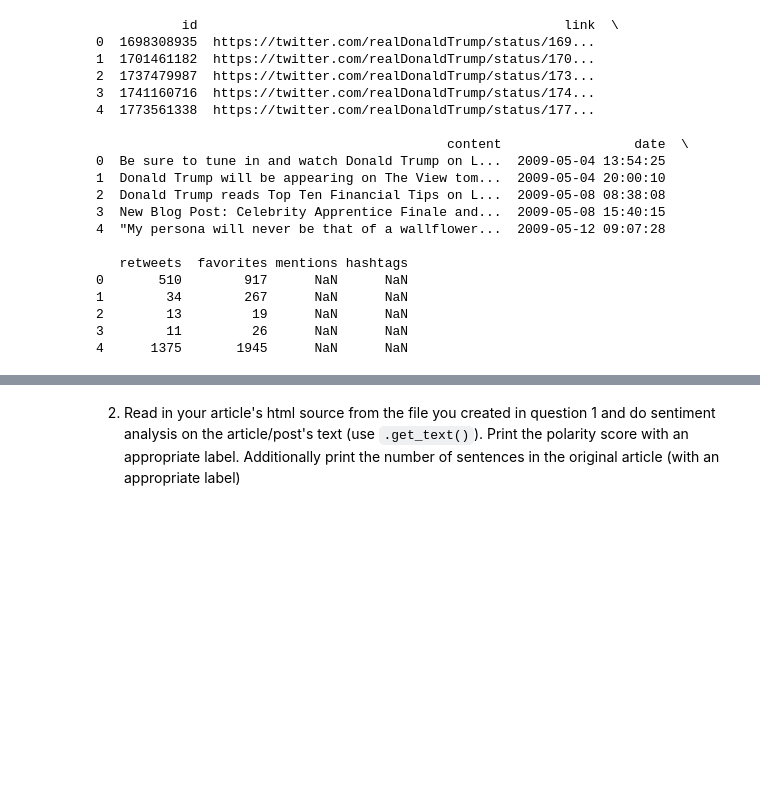
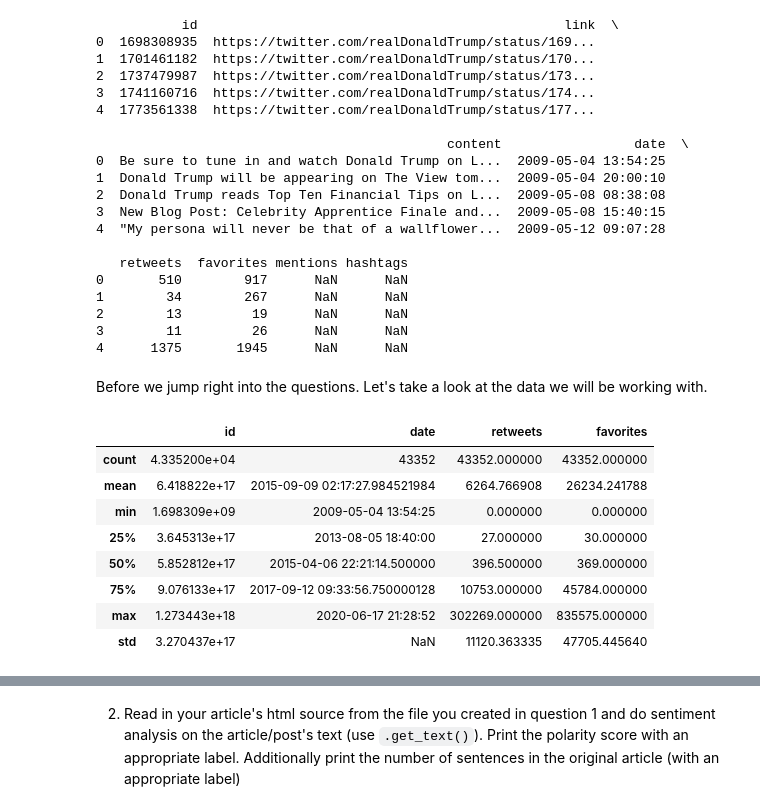
Before and after one commit to drpafowler/module-07-philip, a Jupyter notebook: article-summarizer.ipynb, the cells around one changed output, grey strips where cells are left out. Drawn from its saved outputs; the diff is of its cells as text; code cells hidden in the pictures; blank space fills up the shorter version.

```diff
--- a/article-summarizer.ipynb
+++ b/article-summarizer.ipynb
@@ -79,3 +79,17 @@ df_content_date = df_trump_tweets[['content', 'date']]
 
 # Save the selected columns to an HTML file
 df_content_date.to_html('trumptweets.html', index=False)
+# %% [markdown]
+Before we jump right into the questions.  Let's take a look at the data we will be working with.
+# %%
+df_trump_tweets.describe()
+# %% [output]
+|  | id | date | retweets | favorites |
+| count | 4.335200e+04 | 43352 | 43352.000000 | 43352.000000 |
+| mean | 6.418822e+17 | 2015-09-09 02:17:27.984521984 | 6264.766908 | 26234.241788 |
+| min | 1.698309e+09 | 2009-05-04 13:54:25 | 0.000000 | 0.000000 |
+| 25% | 3.645313e+17 | 2013-08-05 18:40:00 | 27.000000 | 30.000000 |
+| 50% | 5.852812e+17 | 2015-04-06 22:21:14.500000 | 396.500000 | 369.000000 |
+| 75% | 9.076133e+17 | 2017-09-12 09:33:56.750000128 | 10753.000000 | 45784.000000 |
+| max | 1.273443e+18 | 2020-06-17 21:28:52 | 302269.000000 | 835575.000000 |
+| std | 3.270437e+17 | NaN | 11120.363335 | 47705.445640 |
```
Also changed, not shown: parts of 4 cells of this notebook.
